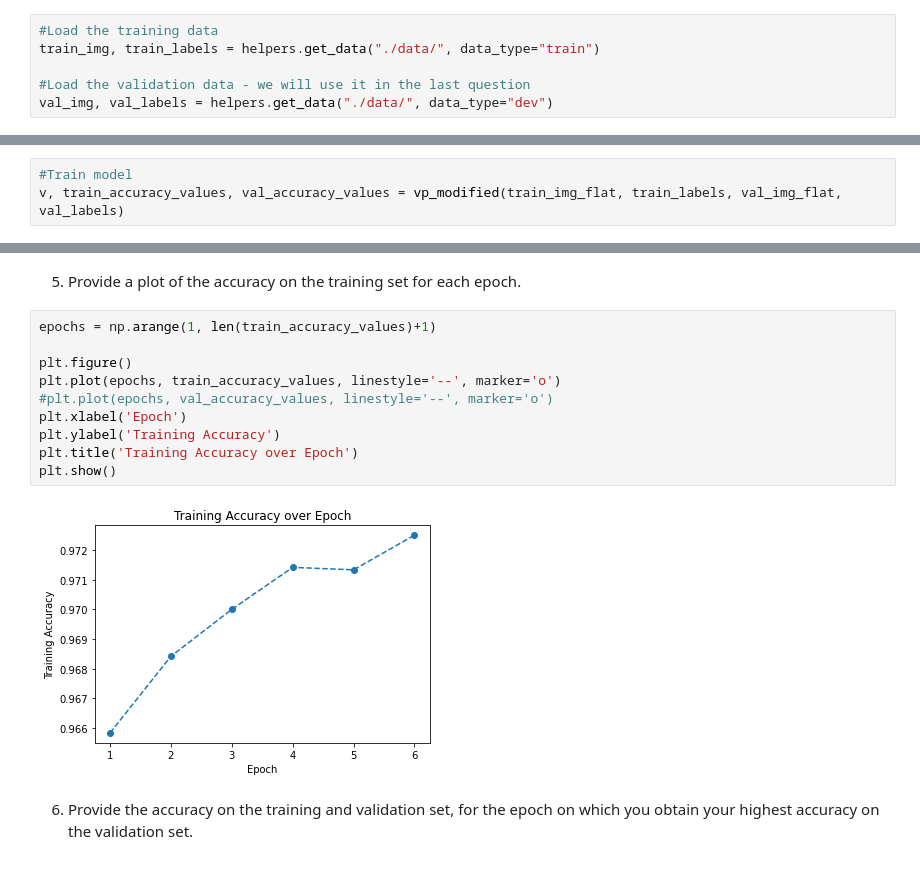
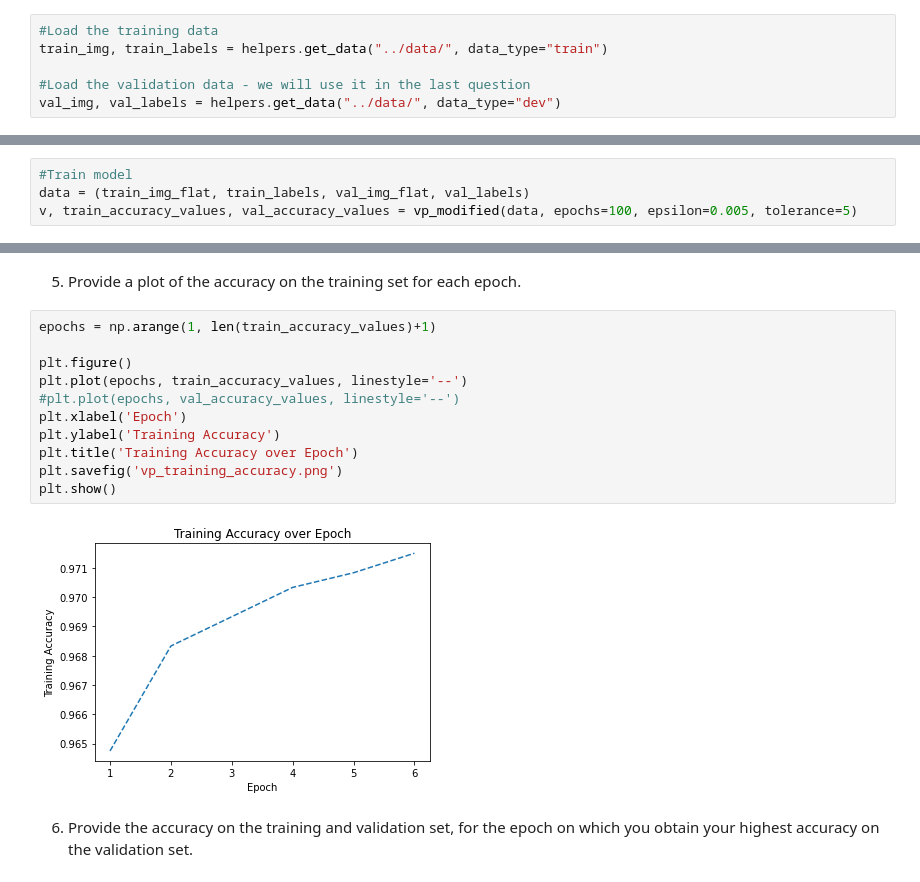
Before and after one commit to akshatgoel92/vanilla-perceptron, a Jupyter notebook: src/01_voted_perceptron.ipynb, the cells around one changed output, grey strips where cells are left out. Cells and saved outputs as stored; diff of their text form.

Commit message:
- Modify VP to include data shuffling, max epochs - Add new accuracy graph for VP - Modify the convergence monitoring functionality

```diff
--- a/src/01_voted_perceptron.ipynb
+++ b/src/01_voted_perceptron.ipynb
@@ -222,10 +252,10 @@ def vp_modified(x_train, y_train, x_val, y_val, epsilon=0.005, k=5):
 4. Train your model to convergence on the training set.
 # %%
 #Load the training data
-train_img, train_labels = helpers.get_data("./data/", data_type="train")
+train_img, train_labels = helpers.get_data("../data/", data_type="train")
 
 #Load the validation data - we will use it in the last question
-val_img, val_labels = helpers.get_data("./data/", data_type="dev")
+val_img, val_labels = helpers.get_data("../data/", data_type="dev")
 # %%
 n = train_img.shape[-1]
 classes = ['Not Bag', 'Bag']
@@ -255,5 +287,6 @@ Image Shape after flattening: (12000, 784)
 # %%
 #Train model
-v, train_accuracy_values, val_accuracy_values = vp_modified(train_img_flat, train_labels, val_img_flat, val_labels)
+data = (train_img_flat, train_labels, val_img_flat, val_labels)
+v, train_accuracy_values, val_accuracy_values = vp_modified(data, epochs=100, epsilon=0.005, tolerance=5)
 # %% [output]
 Epoch 1
@@ -278,15 +340,16 @@ Training completed.
 # %%
 epochs = np.arange(1, len(train_accuracy_values)+1)
 
 plt.figure()
-plt.plot(epochs, train_accuracy_values, linestyle='--', marker='o')
-#plt.plot(epochs, val_accuracy_values, linestyle='--', marker='o')
+plt.plot(epochs, train_accuracy_values, linestyle='--')
+#plt.plot(epochs, val_accuracy_values, linestyle='--')
 plt.xlabel('Epoch')
 plt.ylabel('Training Accuracy')
 plt.title('Training Accuracy over Epoch')
+plt.savefig('vp_training_accuracy.png')
 plt.show()
 # %% [output]
-[figure, old version]
+[figure, new version]
 # %% [markdown]
 6. Provide the accuracy on the training and validation set, for the epoch on which you obtain your highest accuracy on the validation set.
 # %%
```
Also changed, not shown: parts of 9 cells of this notebook, 1 other file.
